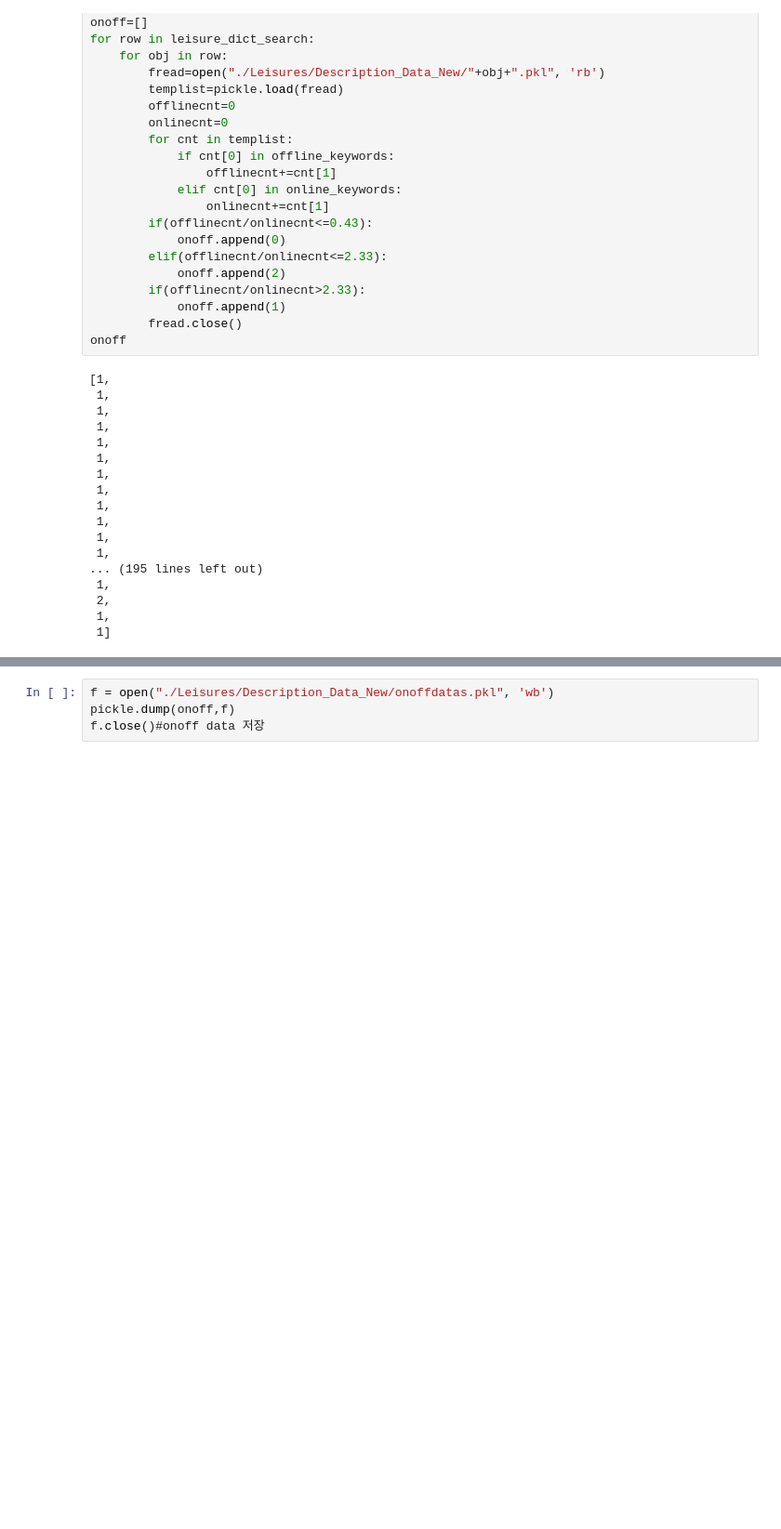
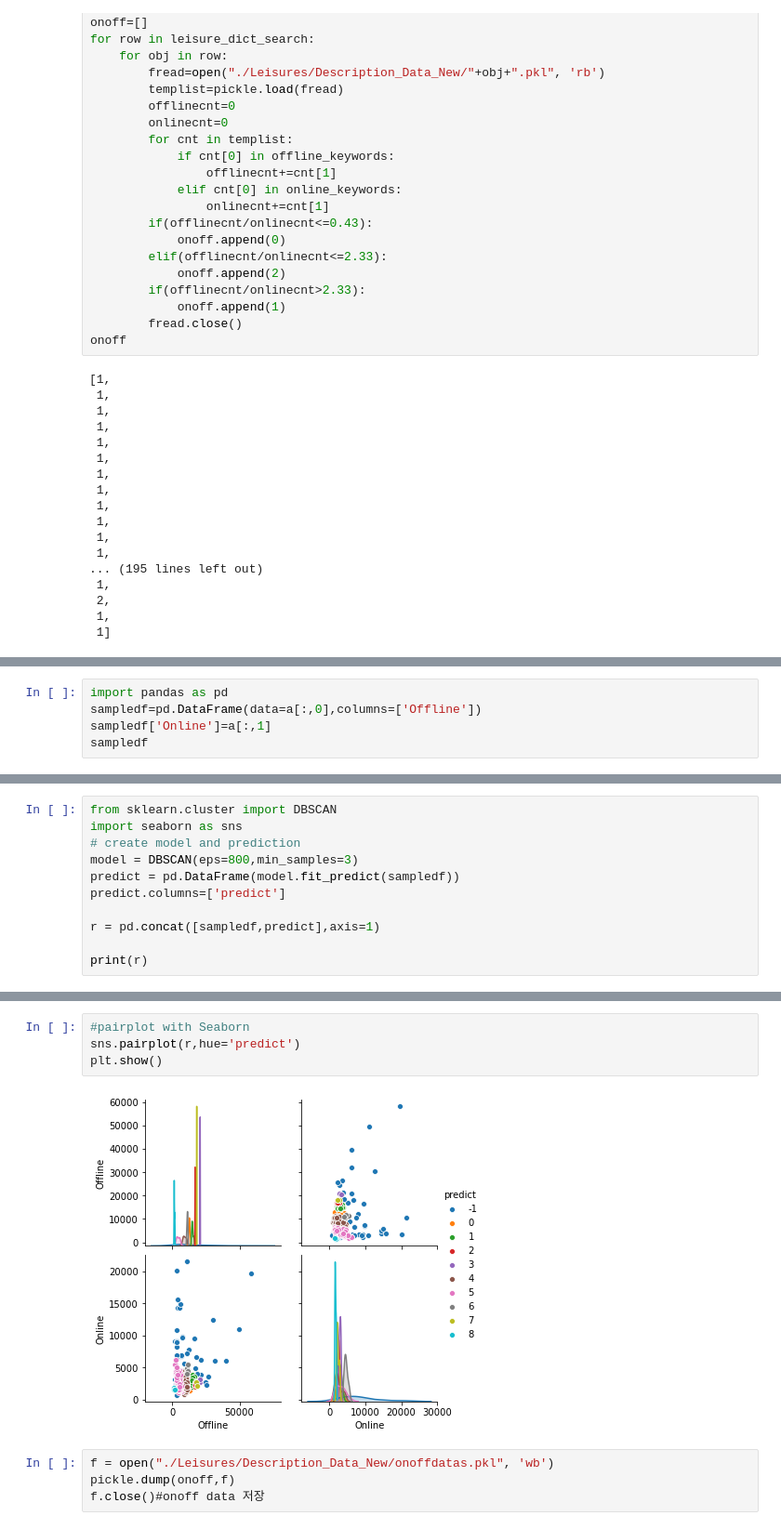
Before and after one commit to songmin9813/Leisure_Analyzer, a Jupyter notebook: Text_Mining.ipynb, the cells around one changed output, grey strips where cells are left out. Shown at 93% size. Drawn from its saved outputs; the diff is of its cells as text; blank space fills up the shorter version.

```diff
--- a/Text_Mining.ipynb
+++ b/Text_Mining.ipynb
@@ -347,0 +387,5 @@ onoff
+# %%
+import pandas as pd
+sampledf=pd.DataFrame(data=a[:,0],columns=['Offline'])
+sampledf['Online']=a[:,1]
+sampledf
@@ -347,0 +474,11 @@ onoff
+# %%
+from sklearn.cluster import DBSCAN
+import seaborn as sns
+# create model and prediction
+model = DBSCAN(eps=800,min_samples=3)
+predict = pd.DataFrame(model.fit_predict(sampledf))
+predict.columns=['predict']
+
+r = pd.concat([sampledf,predict],axis=1)
+
+print(r)
@@ -348,3 +500,9 @@ onoff
+# %%
+#pairplot with Seaborn
+sns.pairplot(r,hue='predict')
+plt.show()
+# %% [output]
+[figure, added]
 # %%
 f = open("./Leisures/Description_Data_New/onoffdatas.pkl", 'wb')
 pickle.dump(onoff,f)
```
Also changed, not shown: parts of 11 cells of this notebook.
